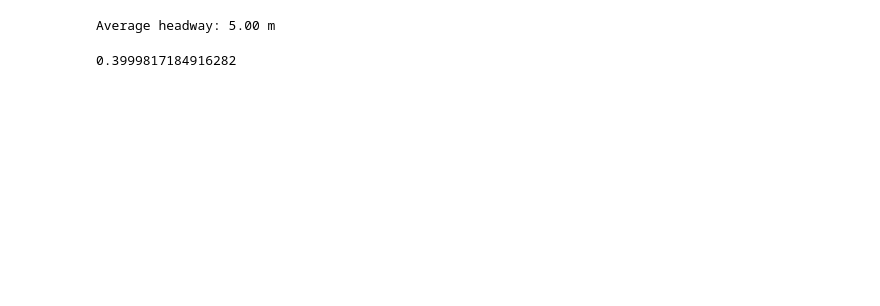
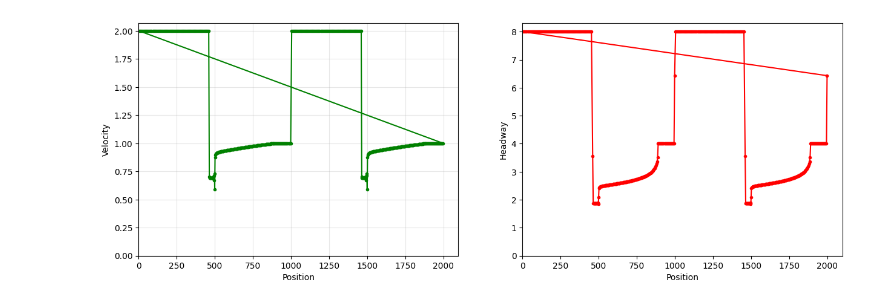
Before and after one commit to brandon-mai/JamFormation, a Jupyter notebook: main.ipynb, the cells around one changed output. Cells and saved outputs as stored; diff of their text form; code cells hidden in the pictures; blank space fills up the shorter version.

```diff
--- a/main.ipynb
+++ b/main.ipynb
@@ -18,16 +1,19 @@ one_slowdown.set_sections([
+# %%
+from highway import Highway
+import numpy as np
+import matplotlib.pyplot as plt
+
+density = 0.25
+number_of_vehicles = 500
+
+one_slowdown = Highway(
+    density=density,
+    number_of_vehicles=number_of_vehicles
+)
+
+one_slowdown.set_slowdowns([
+    (0.25, 0.5, 1.0),
+    (0.75, 1.0, 1.0)
+])
 # %%
 one_slowdown.simulate_till_steady_state()
-# %%
-import numpy as np
-
-headways = one_slowdown.get_headways()
-
-average_headway = np.mean(headways)
-average_headway = np.array(average_headway, dtype=float)
-print(f"Average headway: {average_headway:.2f} m")
-# %% [output]
-Average headway: 5.00 m
-# %%
-print(one_slowdown.get_current())
-# %% [output]
-0.3999817184916282
@@ -47,0 +20,29 @@ for i in range(200):
+# %%
+x = one_slowdown.get_positions()
+y1 = one_slowdown.get_velocities()
+y2 = one_slowdown.get_headways()
+
+mid = int(len(x) / 2)
+
+plt.figure(figsize=(15, 5))
+
+plt.subplot(1, 2, 1)
+plt.plot(x[mid:], y1[mid:], 'go-', markersize=3)
+plt.plot(x[:mid], y1[:mid], 'go-', markersize=3)
+plt.xlim(0, None)
+plt.ylim(0, None)
+plt.xlabel('Position')
+plt.ylabel('Velocity')
+plt.grid(True, alpha=0.3)
+
+plt.subplot(1, 2, 2)
+plt.plot(x[mid:], y2[mid:], 'ro-', markersize=3)
+plt.plot(x[:mid], y2[:mid], 'ro-', markersize=3)
+plt.xlim(0, None)
+plt.ylim(0, None)
+plt.xlabel('Position')
+plt.ylabel('Headway')
+
+plt.show()
+# %% [output]
+[figure, added]
```
Also changed, not shown: parts of 4 cells of this notebook, 1 other file.
